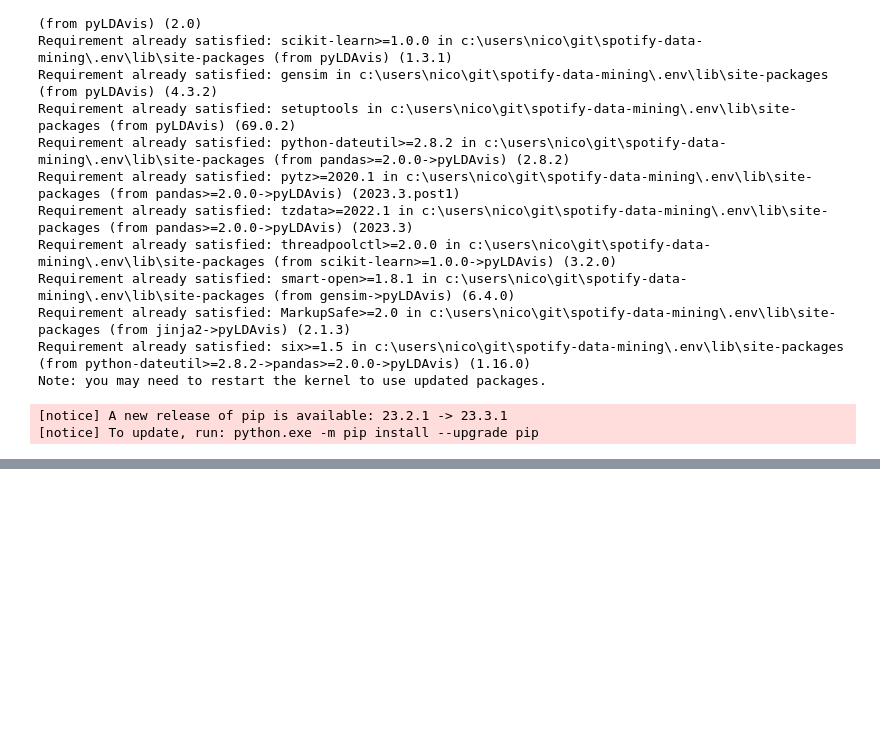
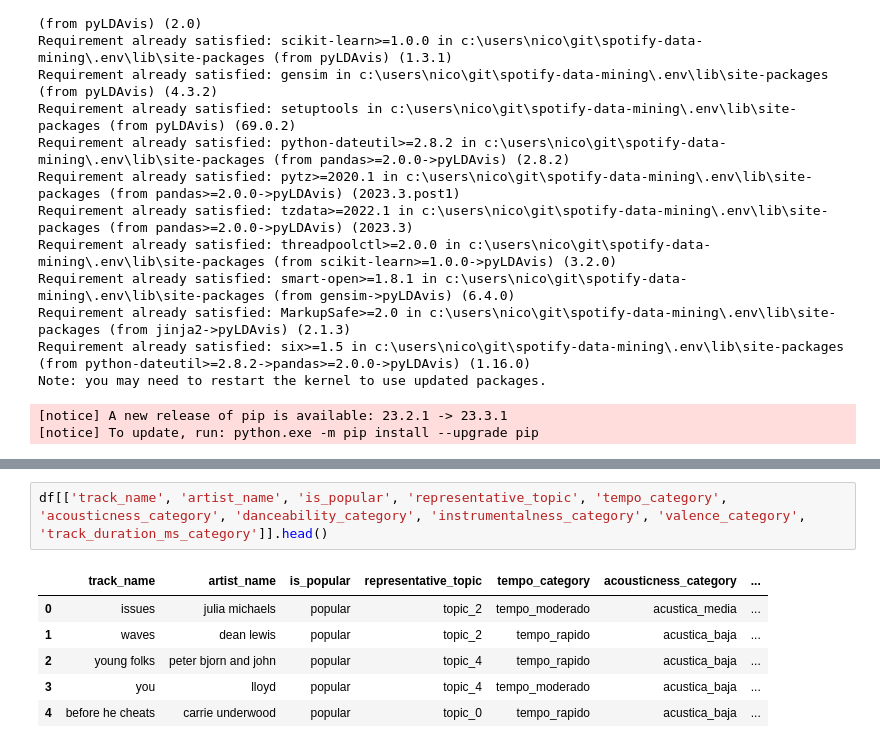
Before and after one commit to DamnXitri/spotify-data-mining, a Jupyter notebook: proyecto.ipynb, the cells around one changed output, grey strips where cells are left out. Cells and saved outputs as stored; diff of their text form; blank space fills up the shorter version.

```diff
--- a/proyecto.ipynb
+++ b/proyecto.ipynb
@@ -2362,0 +2406,9 @@ topic
+# %%
+df[['track_name', 'artist_name', 'is_popular', 'representative_topic', 'tempo_category', 'acousticness_category', 'danceability_category', 'instrumentalness_category', 'valence_category', 'track_duration_ms_category']].head()
+# %% [output]
+|  | track_name | artist_name | is_popular | representative_topic | tempo_category | acousticness_category | ... |
+| 0 | issues | julia michaels | popular | topic_2 | tempo_moderado | acustica_media | ... |
+| 1 | waves | dean lewis | popular | topic_2 | tempo_rapido | acustica_baja | ... |
+| 2 | young folks | peter bjorn and john | popular | topic_4 | tempo_rapido | acustica_baja | ... |
+| 3 | you | lloyd | popular | topic_4 | tempo_moderado | acustica_baja | ... |
+| 4 | before he cheats | carrie underwood | popular | topic_0 | tempo_rapido | acustica_baja | ... |
```
Also changed, not shown: parts of 10 cells of this notebook, 1 other file.
